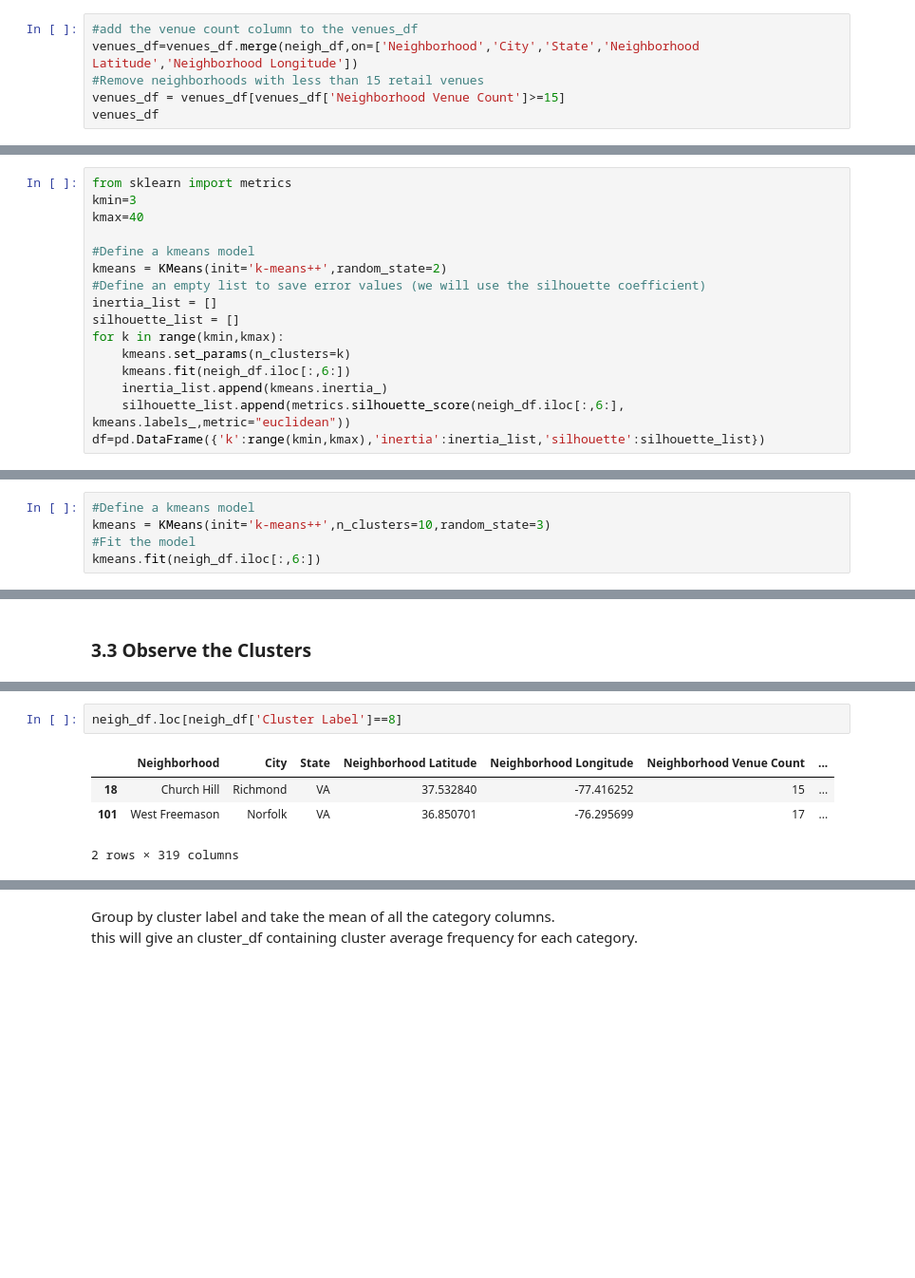
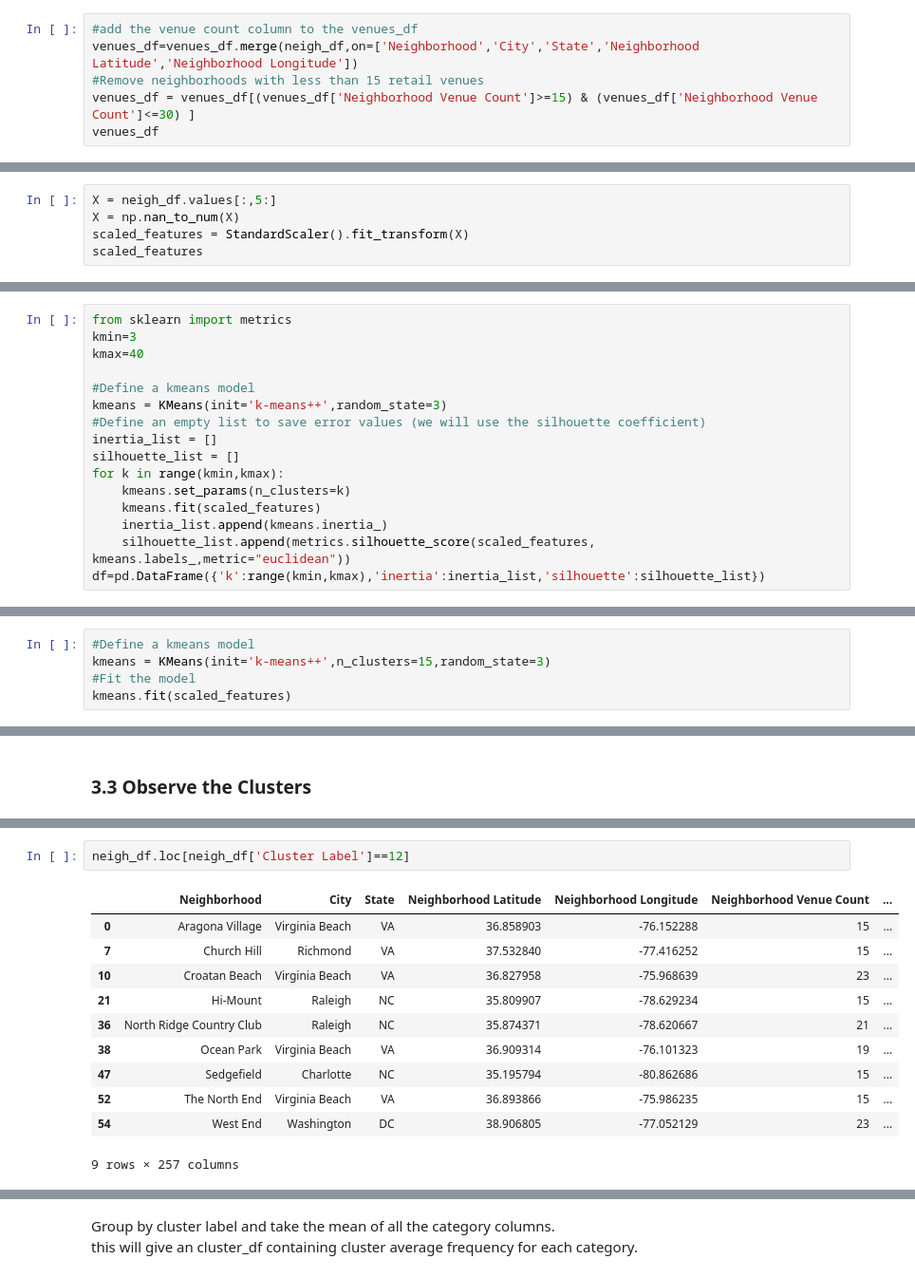
Before and after one commit to mphill82/Coursera_Capstone, a Jupyter notebook: Retail_Inference_notebook.ipynb, the cells around one changed output, grey strips where cells are left out. Shown at 95% size. Saved outputs shown, nothing was run; the diff lists cells and outputs as text; blank space fills up the shorter version.

```diff
--- a/Retail_Inference_notebook.ipynb
+++ b/Retail_Inference_notebook.ipynb
@@ -421,7 +423,7 @@ There are 480 neighborhoods with less than 15 retail locations.  Since we are cl
 #add the venue count column to the venues_df
 venues_df=venues_df.merge(neigh_df,on=['Neighborhood','City','State','Neighborhood Latitude','Neighborhood Longitude'])
 #Remove neighborhoods with less than 15 retail venues
-venues_df = venues_df[venues_df['Neighborhood Venue Count']>=15]
+venues_df = venues_df[(venues_df['Neighborhood Venue Count']>=15) & (venues_df['Neighborhood Venue Count']<=30) ]
 venues_df
 # %% [output]
 |  | Neighborhood | City | State | Neighborhood Latitude | Neighborhood Longitude | Venue | Venue Latitude | ... |
@@ -463,0 +475,5 @@ neigh_df
+# %%
+X = neigh_df.values[:,5:]
+X = np.nan_to_num(X)
+scaled_features = StandardScaler().fit_transform(X)
+scaled_features
@@ -472,15 +502,15 @@ kmin=3
 kmax=40
 
 #Define a kmeans model
-kmeans = KMeans(init='k-means++',random_state=2)
+kmeans = KMeans(init='k-means++',random_state=3)
 #Define an empty list to save error values (we will use the silhouette coefficient)
 inertia_list = []
 silhouette_list = []
 for k in range(kmin,kmax):
     kmeans.set_params(n_clusters=k)
-    kmeans.fit(neigh_df.iloc[:,6:])
+    kmeans.fit(scaled_features)
     inertia_list.append(kmeans.inertia_)
-    silhouette_list.append(metrics.silhouette_score(neigh_df.iloc[:,6:], kmeans.labels_,metric="euclidean"))
+    silhouette_list.append(metrics.silhouette_score(scaled_features, kmeans.labels_,metric="euclidean"))
 df=pd.DataFrame({'k':range(kmin,kmax),'inertia':inertia_list,'silhouette':silhouette_list})
 # %%
 fig = px.line(df,x='k',y='inertia',title='Mean Sum Squared Distance from cluster centers (interia)')
@@ -500,7 +530,7 @@ The sihouette coefficient measures the distance of each sample to the center of
 ### 3.2 Fit the Model
 # %%
 #Define a kmeans model
-kmeans = KMeans(init='k-means++',n_clusters=10,random_state=3)
+kmeans = KMeans(init='k-means++',n_clusters=15,random_state=3)
 #Fit the model
-kmeans.fit(neigh_df.iloc[:,6:])
+kmeans.fit(scaled_features)
 # %% [output]
@@ -534,7 +569,14 @@ neigh_df.loc[neigh_df.Neighborhood=='Church Hill']
 # %%
-neigh_df.loc[neigh_df['Cluster Label']==8]
+neigh_df.loc[neigh_df['Cluster Label']==12]
 # %% [output]
 |  | Neighborhood | City | State | Neighborhood Latitude | Neighborhood Longitude | Neighborhood Venue Count | ... |
-| 18 | Church Hill | Richmond | VA | 37.532840 | -77.416252 | 15 | ... |
-| 101 | West Freemason | Norfolk | VA | 36.850701 | -76.295699 | 17 | ... |
+| 0 | Aragona Village | Virginia Beach | VA | 36.858903 | -76.152288 | 15 | ... |
+| 7 | Church Hill | Richmond | VA | 37.532840 | -77.416252 | 15 | ... |
+| 10 | Croatan Beach | Virginia Beach | VA | 36.827958 | -75.968639 | 23 | ... |
+| 21 | Hi-Mount | Raleigh | NC | 35.809907 | -78.629234 | 15 | ... |
+| 36 | North Ridge Country Club | Raleigh | NC | 35.874371 | -78.620667 | 21 | ... |
+| 38 | Ocean Park | Virginia Beach | VA | 36.909314 | -76.101323 | 19 | ... |
+| 47 | Sedgefield | Charlotte | NC | 35.195794 | -80.862686 | 15 | ... |
+| 52 | The North End | Virginia Beach | VA | 36.893866 | -75.986235 | 15 | ... |
+| 54 | West End | Washington | DC | 38.906805 | -77.052129 | 23 | ... |
-2 rows × 319 columns
+9 rows × 257 columns
```
Also changed, not shown: parts of 16 cells of this notebook, 1 other file.
